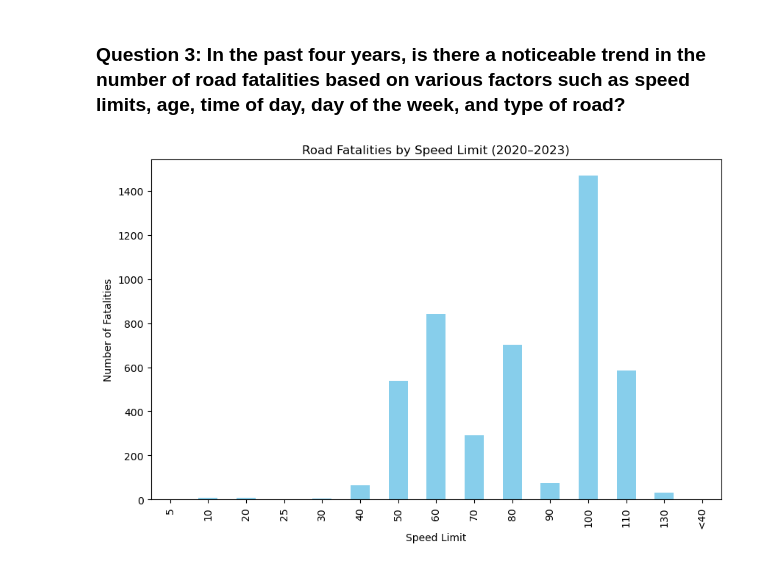
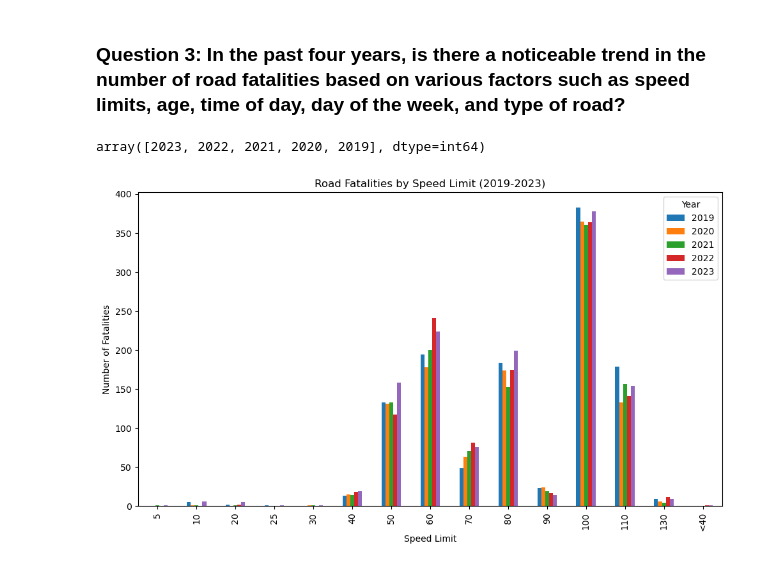
Before and after one commit to Yukitoshi12345/Australia-Road-Fatality, a Jupyter notebook: main.ipynb, the cells around one changed output. Saved outputs shown, nothing was run; the diff lists cells and outputs as text; code cells hidden in the pictures.

Commit message:
past 5 years with various factors

```diff
--- a/main.ipynb
+++ b/main.ipynb
@@ -248,16 +263,31 @@ plt.show()
 # %% [markdown]
 ### Question 3: In the past four years, is there a noticeable trend in the number of road fatalities based on various factors such as speed limits, age, time of day, day of the week, and type of road?
-# %%
-# Filter data for the past four years (2020–2023)
-df_recent = df_fatalities_clean[df_fatalities_clean['Year'].between(2020, 2023)]
-
-# 1. Speed Limits Analysis
-# Bar Chart - Number of fatalities by speed limit
-speed_limit_counts = df_recent.groupby('Speed Limit').size()
-speed_limit_counts.plot(kind='bar', figsize=(10, 6), color='skyblue')
-plt.title('Road Fatalities by Speed Limit (2020–2023)')
-plt.xlabel('Speed Limit')
-plt.ylabel('Number of Fatalities')
-plt.show()
-# %% [output]
-[figure, removed]
+# %%
+# Filtering the dataset for the past 5 years (2019-2023)
+df_fatalities_clean_filtered = df_fatalities_clean[df_fatalities_clean['Year'].between(2019, 2023)]
+
+# Checking unique years to confirm the range
+df_fatalities_clean_filtered['Year'].unique()
+# %% [output]
+array([2023, 2022, 2021, 2020, 2019], dtype=int64)
+# %%
+# Bar plot for fatalities by speed limit with x-axis as speed limits and the legend as the year
+
+# Grouping fatalities by year and speed limit for the filtered data (2019-2023)
+speed_limit_trend_filtered = df_fatalities_clean_filtered.groupby(['Year', 'Speed Limit']).size().reset_index(name='Fatalities')
+
+# Pivoting the data for the desired bar plot format
+speed_limit_pivot_filtered = speed_limit_trend_filtered.pivot(index='Speed Limit', columns='Year', values='Fatalities')
+
+# Plotting the bar graph
+speed_limit_pivot_filtered.plot(kind='bar', figsize=(10, 6))
+
+# Setting titles and labels
+plt.title('Road Fatalities by Speed Limit (2019-2023)')
+plt.xlabel('Speed Limit')
+plt.ylabel('Number of Fatalities')
+plt.legend(title="Year")
+plt.tight_layout()
+plt.show()
+# %% [output]
+[figure, added]
```
Also changed, not shown: parts of 6 cells of this notebook, 1 other file.
